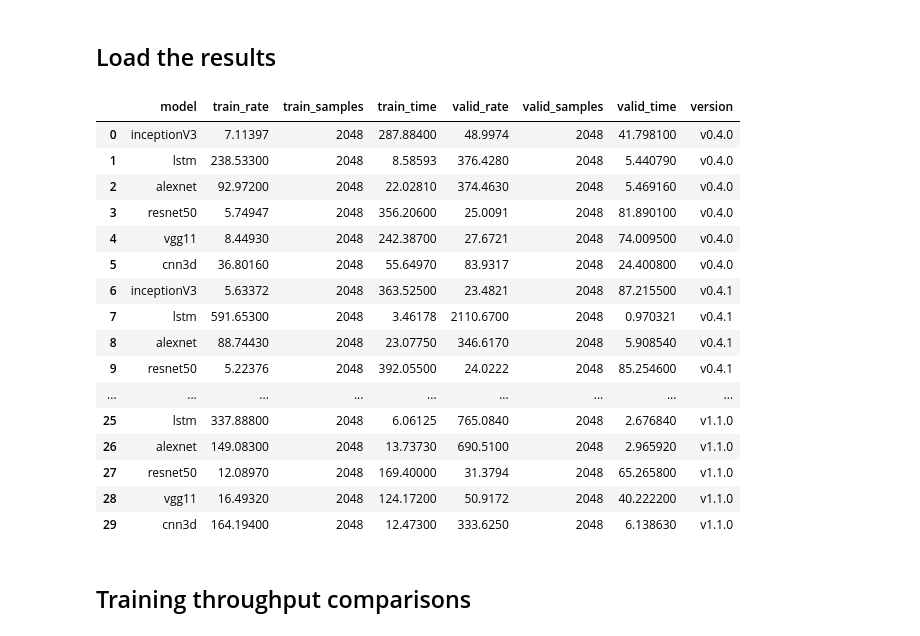
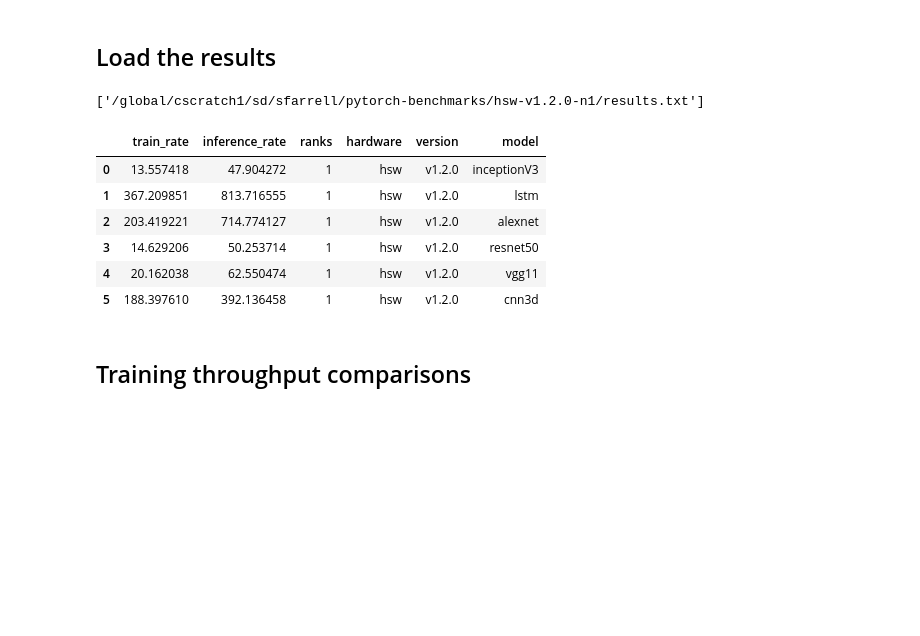
Before and after one commit to sparticlesteve/pytorch-benchmarks, a Jupyter notebook: notebooks/SoftwareAnalysis.ipynb, the cells around one changed output. Drawn from its saved outputs; the diff is of its cells as text; code cells hidden in the pictures; blank space fills up the shorter version.

```diff
--- a/notebooks/SoftwareAnalysis.ipynb
+++ b/notebooks/SoftwareAnalysis.ipynb
@@ -51,23 +18,22 @@ results = pd.DataFrame(results)
-# %%
-results
-# %% [output]
-|  | model | train_rate | train_samples | train_time | valid_rate | valid_samples | valid_time | version |
-| 0 | inceptionV3 | 7.11397 | 2048 | 287.88400 | 48.9974 | 2048 | 41.798100 | v0.4.0 |
-| 1 | lstm | 238.53300 | 2048 | 8.58593 | 376.4280 | 2048 | 5.440790 | v0.4.0 |
-| 2 | alexnet | 92.97200 | 2048 | 22.02810 | 374.4630 | 2048 | 5.469160 | v0.4.0 |
-| 3 | resnet50 | 5.74947 | 2048 | 356.20600 | 25.0091 | 2048 | 81.890100 | v0.4.0 |
-| 4 | vgg11 | 8.44930 | 2048 | 242.38700 | 27.6721 | 2048 | 74.009500 | v0.4.0 |
-| 5 | cnn3d | 36.80160 | 2048 | 55.64970 | 83.9317 | 2048 | 24.400800 | v0.4.0 |
-| 6 | inceptionV3 | 5.63372 | 2048 | 363.52500 | 23.4821 | 2048 | 87.215500 | v0.4.1 |
-| 7 | lstm | 591.65300 | 2048 | 3.46178 | 2110.6700 | 2048 | 0.970321 | v0.4.1 |
-| 8 | alexnet | 88.74430 | 2048 | 23.07750 | 346.6170 | 2048 | 5.908540 | v0.4.1 |
-| 9 | resnet50 | 5.22376 | 2048 | 392.05500 | 24.0222 | 2048 | 85.254600 | v0.4.1 |
-| ... | ... | ... | ... | ... | ... | ... | ... | ... |
-| 25 | lstm | 337.88800 | 2048 | 6.06125 | 765.0840 | 2048 | 2.676840 | v1.1.0 |
-| 26 | alexnet | 149.08300 | 2048 | 13.73730 | 690.5100 | 2048 | 2.965920 | v1.1.0 |
-| 27 | resnet50 | 12.08970 | 2048 | 169.40000 | 31.3794 | 2048 | 65.265800 | v1.1.0 |
-| 28 | vgg11 | 16.49320 | 2048 | 124.17200 | 50.9172 | 2048 | 40.222200 | v1.1.0 |
-| 29 | cnn3d | 164.19400 | 2048 | 12.47300 | 333.6250 | 2048 | 6.138630 | v1.1.0 |
+# %%
+results_files = glob.glob('/global/cscratch1/sd/sfarrell/pytorch-benchmarks/hsw-*-n1/results.txt')
+
+results_files
+# %% [output]
+['/global/cscratch1/sd/sfarrell/pytorch-benchmarks/hsw-v1.2.0-n1/results.txt']
+# %%
+results = [pd.read_csv(f, delim_whitespace=True) for f in results_files]
+results = pd.concat(results, ignore_index=True)
+
+results
+# %% [output]
+|  | train_rate | inference_rate | ranks | hardware | version | model |
+| 0 | 13.557418 | 47.904272 | 1 | hsw | v1.2.0 | inceptionV3 |
+| 1 | 367.209851 | 813.716555 | 1 | hsw | v1.2.0 | lstm |
+| 2 | 203.419221 | 714.774127 | 1 | hsw | v1.2.0 | alexnet |
+| 3 | 14.629206 | 50.253714 | 1 | hsw | v1.2.0 | resnet50 |
+| 4 | 20.162038 | 62.550474 | 1 | hsw | v1.2.0 | vgg11 |
+| 5 | 188.397610 | 392.136458 | 1 | hsw | v1.2.0 | cnn3d |
 # %% [markdown]
 ## Training throughput comparisons
 # %%
```
Also changed, not shown: parts of 6 cells of this notebook, 2 other files.
